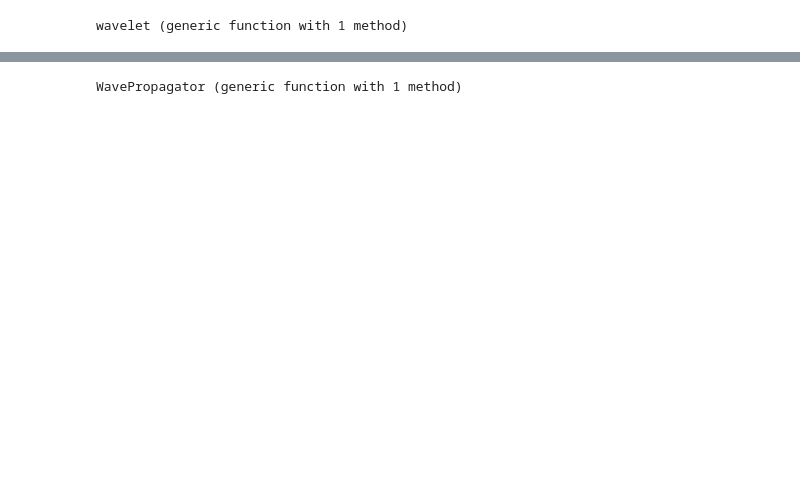
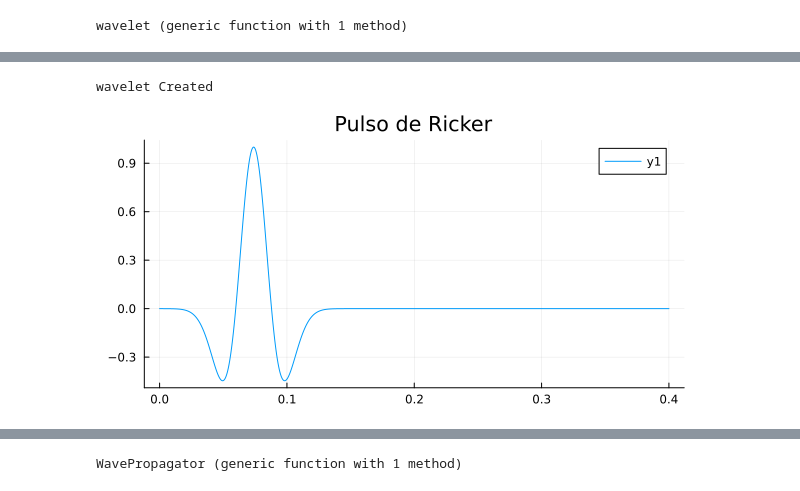
Before and after one commit to MathPhelip/TCC-Coding, a Jupyter notebook: SeismicModelling/General Elastic Wave Propagator 2D - Using Functions to Otimizing Julia Code.ipynb, the cells around one changed output, grey strips where cells are left out. Drawn from its saved outputs; the diff is of its cells as text; code cells hidden in the pictures; blank space fills up the shorter version.

```diff
--- a/SeismicModelling/General Elastic Wave Propagator 2D - Using Functions to Otimizing Julia Code.ipynb
+++ b/SeismicModelling/General Elastic Wave Propagator 2D - Using Functions to Otimizing Julia Code.ipynb
@@ -118 +181,16 @@ CerjanCondition (generic function with 1 method)
+# %%
+# Criando a assinatura sísmica (Pulso de Ricker)
+
+dt = 0.0005
+nt = 600
+t = 0:dt:nt*dt
+f_corte = 48
+
+source = wavelet(f_corte, t)
+println("wavelet Created")
+
+plot(t, source, title="Pulso de Ricker", label=false, size=(600, 300), xlabel="tempo (s)", ylabel="Amplitude")
+# %% [output]
+wavelet Created
+[figure, added]
 # %%
```
Also changed, not shown: parts of 16 cells of this notebook.
